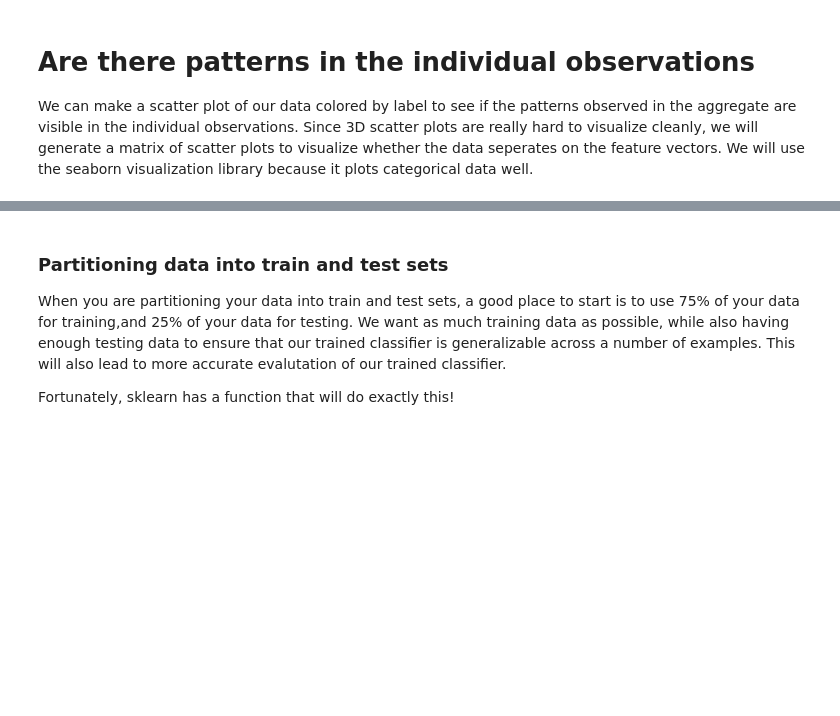
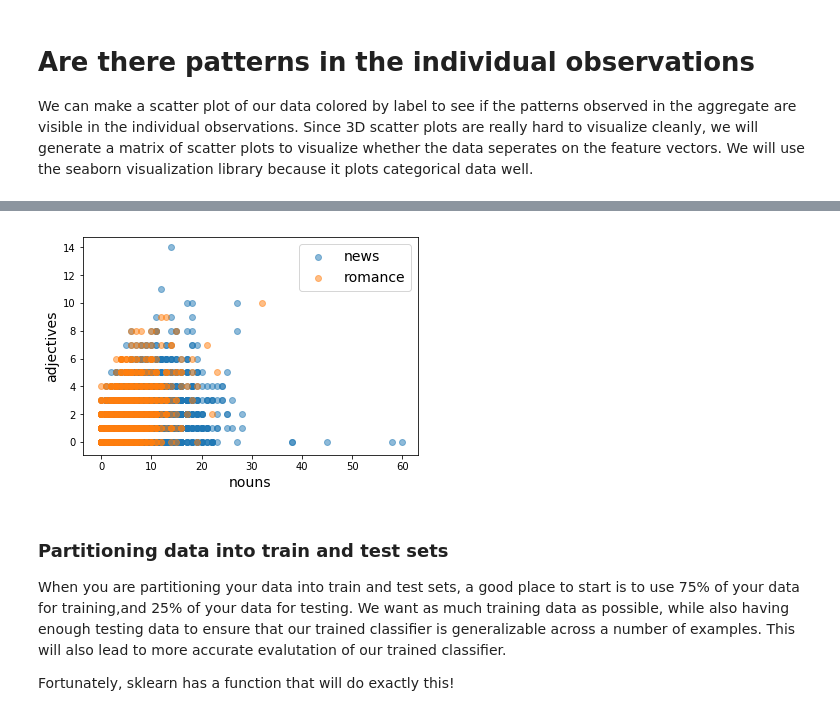
Before and after one commit to rachelrakov/Intro_to_Machine_Learning, a Jupyter notebook: intro_to_supervised_ml_with_python.ipynb, the cells around one changed output, grey strips where cells are left out. Drawn from its saved outputs; the diff is of its cells as text; code cells hidden in the pictures; blank space fills up the shorter version.

Commit message:
moved scatter

```diff
--- a/intro_to_supervised_ml_with_python.ipynb
+++ b/intro_to_supervised_ml_with_python.ipynb
@@ -69,3 +55,16 @@ sns.pairplot?
+# %%
+# seperate our data into the two classes
+news = df[df['label']=='news']
+romance = df[df['label']=='romance']
+
+fig, ax = plt.subplots()
+_ = ax.scatter(news['NN'], news['JJ'], label="news", alpha=.5)
+_ = ax.scatter(romance['NN'], romance['JJ'], label="romance", alpha=.5)
+_ = ax.legend(fontsize=14)
+_ = ax.set_xlabel("nouns", fontsize=14)
+_ = ax.set_ylabel("adjectives", fontsize=14)
+# %% [output]
+[figure, added]
 # %% [markdown]
 ### Partitioning data into train and test sets
 When you are partitioning your data into train and test sets, a good place to start is to use 75% of your data for training,and 25% of your data for testing.  We want as much training data as possible, while also having enough testing data to ensure that our trained classifier is generalizable across a number of examples.  This will also lead to more accurate evalutation of our trained classifier.
```
Also changed, not shown: parts of 3 cells of this notebook, 1 other file.
